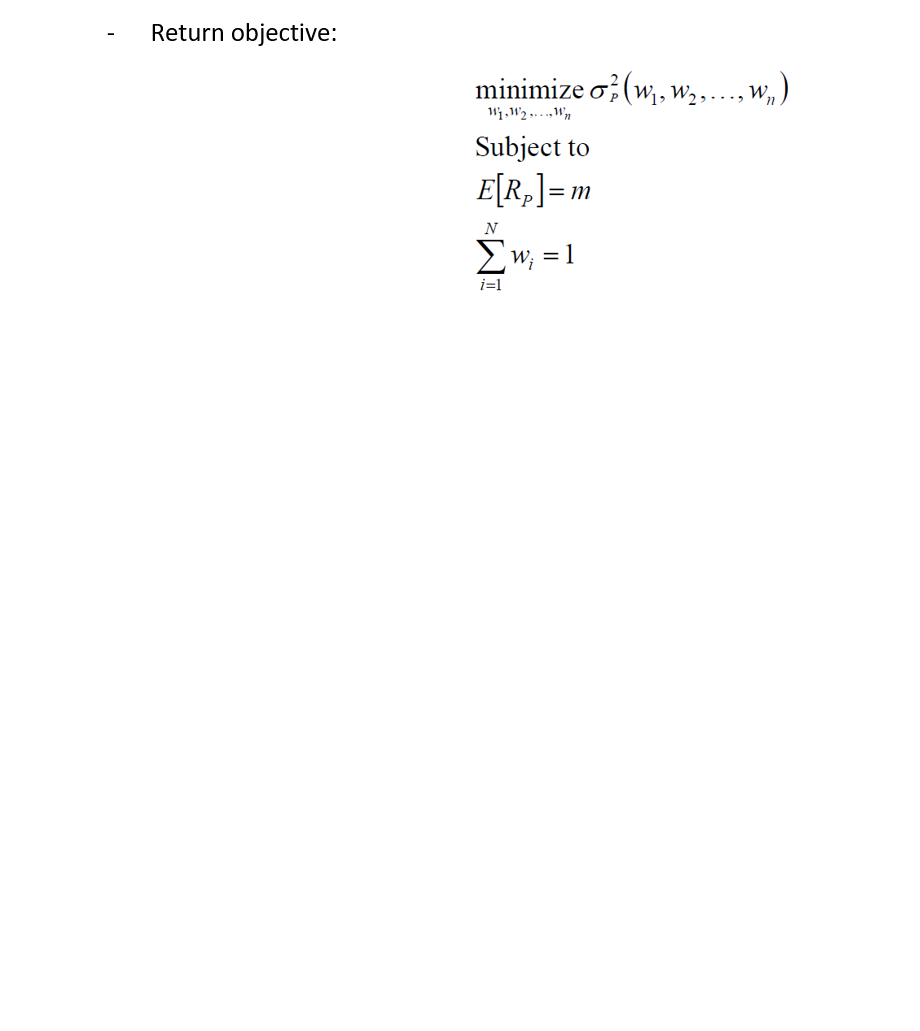
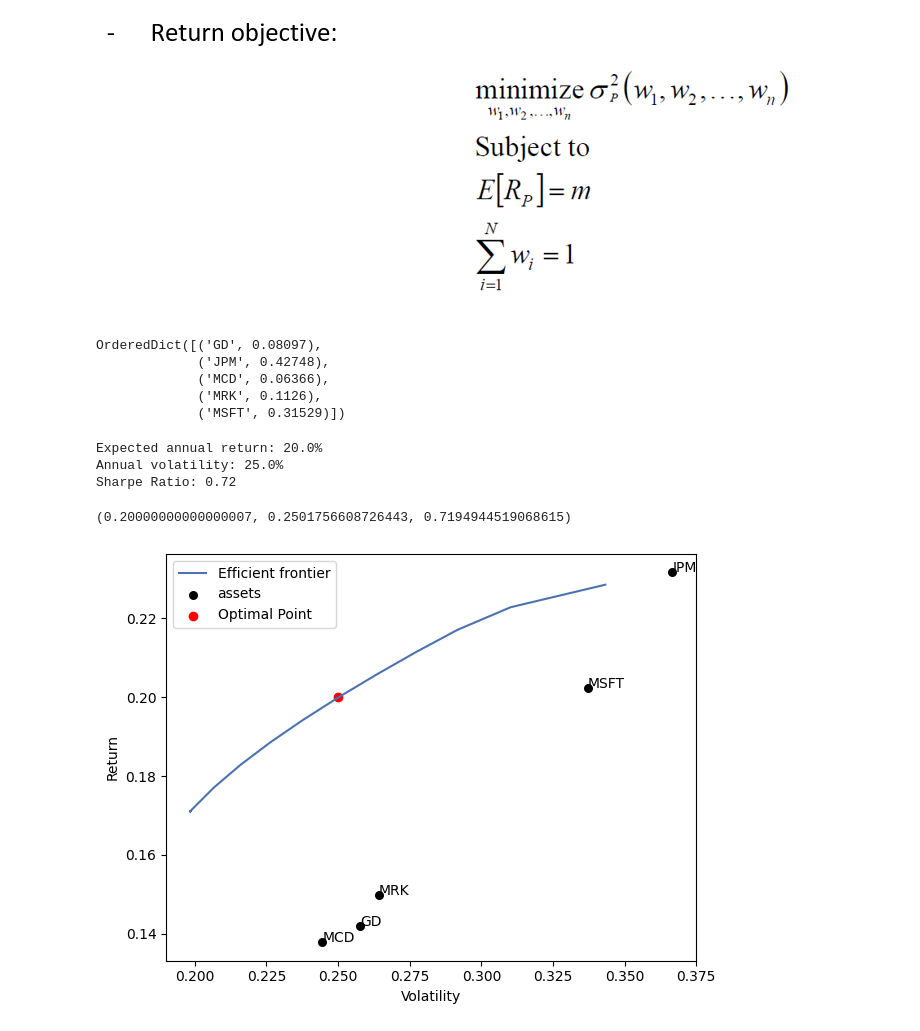
Before and after one commit to AlienX77-cmd/Computational-Finance, a Jupyter notebook: Computational_Finance_Homework_4_Portfolio_Optimization_Programing_6310505688_Kittipak.ipynb, the cells around one changed output. Cells and saved outputs as stored; diff of their text form; code cells hidden in the pictures; blank space fills up the shorter version.

```diff
--- a/Computational_Finance_Homework_4_Portfolio_Optimization_Programing_6310505688_Kittipak.ipynb
+++ b/Computational_Finance_Homework_4_Portfolio_Optimization_Programing_6310505688_Kittipak.ipynb
@@ -175,2 +272,47 @@ df_MSFT.head(5)
 # %% [markdown]
 ![HW 4 Return Constraint.png](embedded-picture-1)
+# %%
+# Assume given return is m = 17% and we want to minimize the variance (risk)
+# and also that we will invest all our money into the portfolio so that the sum of all the weights equal 100% or 1 (according to the second constraint)
+
+from pypfopt import objective_functions
+from pypfopt import EfficientFrontier
+
+ef = EfficientFrontier(mu, S) # setup
+ef.add_objective(objective_functions.L2_reg) # add a secondary objective
+
+ef.efficient_return(target_return=0.20) # Minimize risk for the give return => Expected return = m = 17% (from the first constraint)
+
+weights = ef.clean_weights()
+weights
+# %% [output]
+OrderedDict([('GD', 0.08097),
+             ('JPM', 0.42748),
+             ('MCD', 0.06366),
+             ('MRK', 0.1126),
+             ('MSFT', 0.31529)])
+# %%
+ef.portfolio_performance(verbose=True)
+# %% [output]
+Expected annual return: 20.0%
+Annual volatility: 25.0%
+Sharpe Ratio: 0.72
+(0.20000000000000007, 0.2501756608726443, 0.7194944519068615)
+# %%
+# Plot the efficient frontier and overlay the optimal point
+ax = plotting.plot_efficient_frontier(ef, ef_param_range=np.linspace(0.12, 0.4, 50), show_tickers=True, showfig=False)
+
+# Overlay the optimal point on the graph
+ax.scatter(
+    0.24986839381940049,  # Standard deviation (volatility)
+    0.2,
+    color="red",
+    marker="o",
+    label="Optimal Point",
+)
+ax.legend()
+
+# Show the graph
+plt.show()
+# %% [output]
+[figure, added]
```
Also changed, not shown: parts of 26 cells of this notebook.
